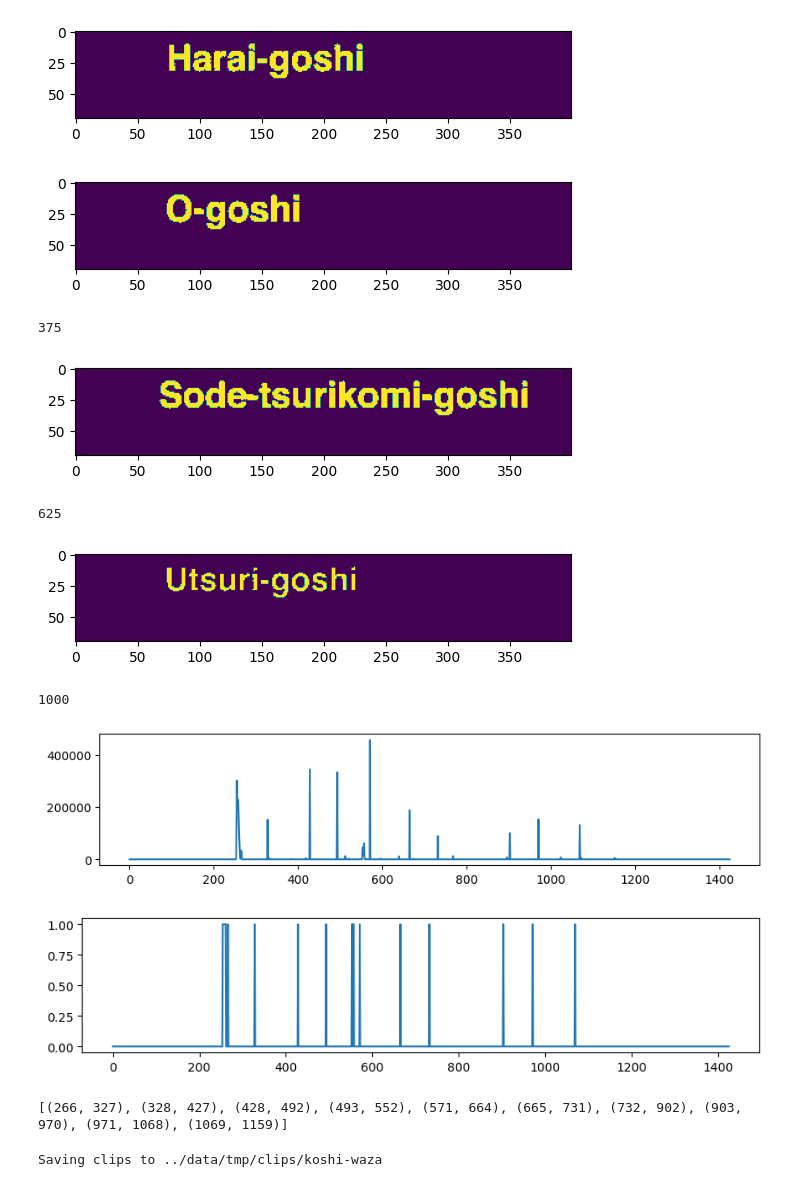
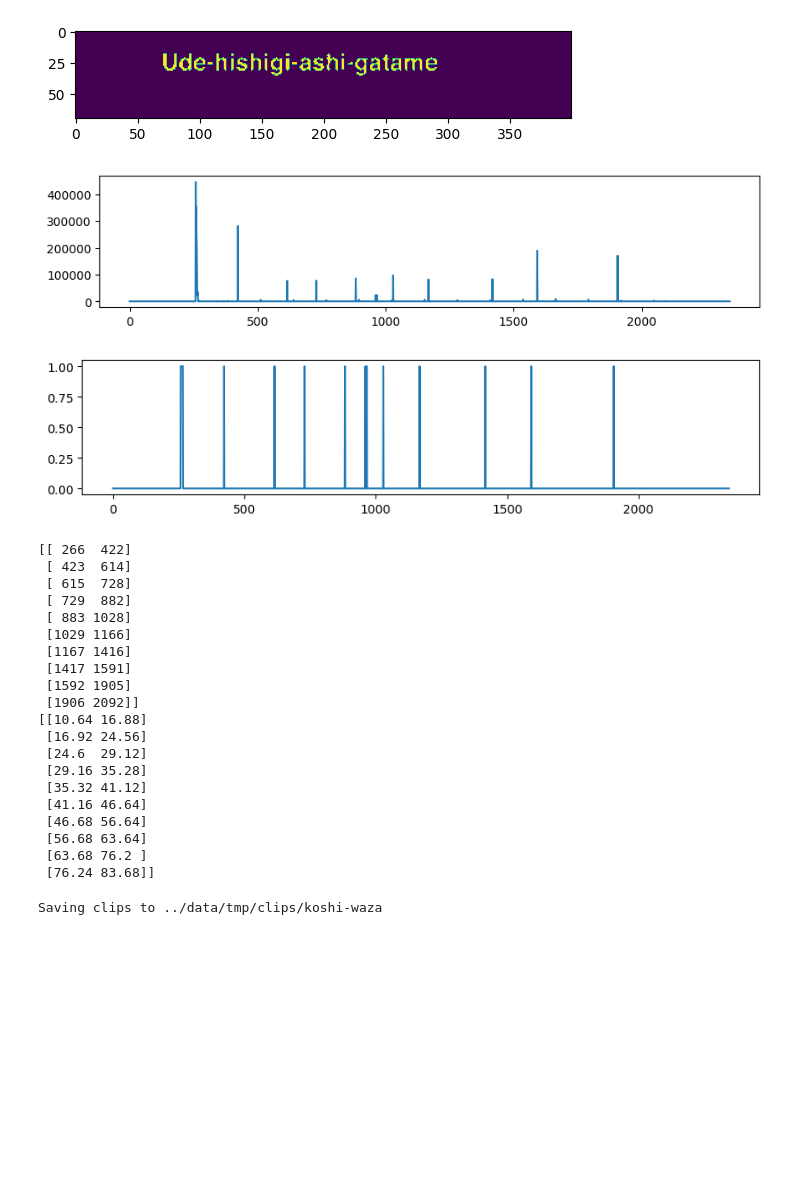
Before and after one commit to acmiyaguchi/judo, a Jupyter notebook: notebooks/01-video-segment.ipynb, the cells around one changed output. Cells and saved outputs as stored; diff of their text form; code cells hidden in the pictures; blank space fills up the shorter version.

```diff
--- a/notebooks/01-video-segment.ipynb
+++ b/notebooks/01-video-segment.ipynb
@@ -34,10 +34,11 @@ def get_subset(img, threshold=0.9):
     # erode the text
     # kernel = np.ones((2, 2), np.uint8)
     # img = cv2.erode(img, kernel, iterations=1)
+    # img = cv2.dilate(img, kernel, iterations=1)
     return img
 
 
-video = [v for v in videos if "koshi-waza" in v.name.lower()][0]
+video = [v for v in videos if "kansetsu-waza" in v.name.lower()][0]
 cap = cv2.VideoCapture(video.as_posix())
 frames = []
 for frame in tqdm(get_frames(cap)):
@@ -47,17 +48,19 @@ for frame in tqdm(get_frames(cap)):
 
 plt.imshow(frames[len(frames) // 2])
 plt.show()
+
+# write the frames to disk as a video
+frame = frames[0]
+writer = cv2.VideoWriter(
+    "../data/tmp/frames.mp4",
+    cv2.VideoWriter_fourcc(*"avc1"),
+    120,
+    (frame.shape[1], frame.shape[0]),
+)
+for i, frame in enumerate(frames):
+    # grayscale to color
+    frame = cv2.cvtColor(frame, cv2.COLOR_GRAY2BGR)
+    writer.write(frame)
+writer.release()
 # %% [output]
-[figure, old version]
+[figure, new version]
-# %%
-for i in [25 * 15, 25 * 25, 25 * 40]:
-    plt.imshow(frames[i])
-    plt.show()
-    print(i)
-# %% [output]
-[figure, removed]
-375
-[figure, removed]
-625
-[figure, removed]
-1000
@@ -81,38 +70,73 @@ def calculate_intervals(video, threshold=0.9):
     frames = []
     for frame in tqdm(get_frames(cap)):
         subset = get_subset(frame, threshold)
         frames.append(subset)
 
     diffs = [0]
     for i in range(1, len(frames)):
         a, b = frames[i], frames[i - 1]
         score = np.sum(np.abs(a - b))
         diffs.append(score)
     diffs = np.array(diffs)
     scores = (diffs - np.mean(diffs)) / np.std(diffs)
 
     nonzero = np.where(diffs > 0)[0].tolist()
     points = [nonzero[0]] + np.where(scores > 1)[0].tolist() + [nonzero[-1]]
     intervals = []
     for i in range(1, len(points)):
         a, b = points[i - 1], points[i]
         if b - a > 25:
             intervals.append((a, b - 1))
+
+    # custom logic, because feet get into the subtitle
+    if "koshi-waza" in video.stem.lower() and threshold == 0.70:
+        # NOTE!!! this is only valid for threshold=0.70, I hate this logic...
+        # merge the interval that (493, 552), (.., 570), (571, 664)
+        intervals += [(493, 570)]
+        intervals = sorted(intervals, key=lambda x: x[0])
+        intervals = [iv for iv in intervals if not (iv[1] == 552)]
+
+    if "kansetsu-waza" in video.stem.lower():
+        # merge the interval that  [ 883  960][ 966 1028]
+        intervals += [(883, 1028)]
+        intervals = sorted(intervals, key=lambda x: x[0])
+        intervals = [iv for iv in intervals if not (iv[1] == 960 or iv[0] == 966)]
+
     return intervals, (diffs, scores)
 
 
-intervals, (diffs, scores) = calculate_intervals(video, 0.7)
+intervals, (diffs, scores) = calculate_intervals(video, 0.9)
 plt.figure(figsize=(10, 2))
 plt.plot(diffs)
 plt.show()
 plt.figure(figsize=(10, 2))
 plt.plot(scores > 1)
 plt.show()
-print(intervals)
+print(np.array(intervals))
+print(np.array(intervals) / 25)
 # %% [output]
-[figure, old version]
+[figure, new version]
-[figure, old version]
+[figure, new version]
-[(266, 327), (328, 427), (428, 492), (493, 552), (571, 664), (665, 731), (732, 902), (903, 970), (971, 1068), (1069, 1159)]
+[[ 266  422]
+ [ 423  614]
+ [ 615  728]
+ [ 729  882]
+ [ 883 1028]
+ [1029 1166]
+ [1167 1416]
+ [1417 1591]
+ [1592 1905]
+ [1906 2092]]
+[[10.64 16.88]
+ [16.92 24.56]
+ [24.6  29.12]
+ [29.16 35.28]
+ [35.32 41.12]
+ [41.16 46.64]
+ [46.68 56.64]
+ [56.68 63.64]
+ [63.68 76.2 ]
+ [76.24 83.68]]
 # %%
 # create the folder
 def segment(video, dest_root, intervals):
```
Also changed, not shown: parts of 3 cells of this notebook, 11 other files.
